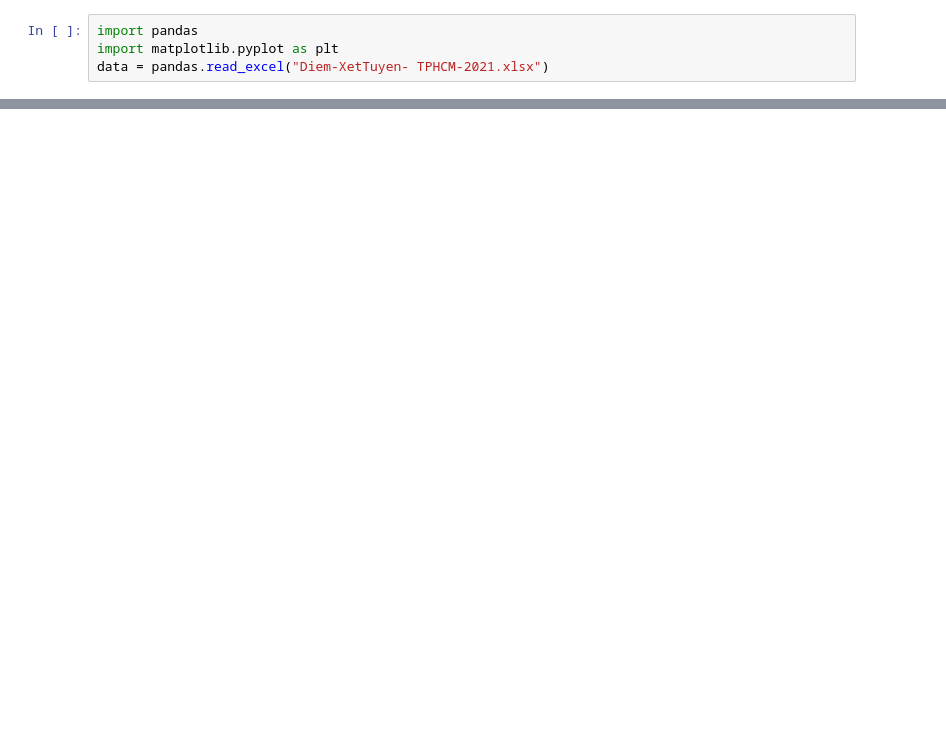
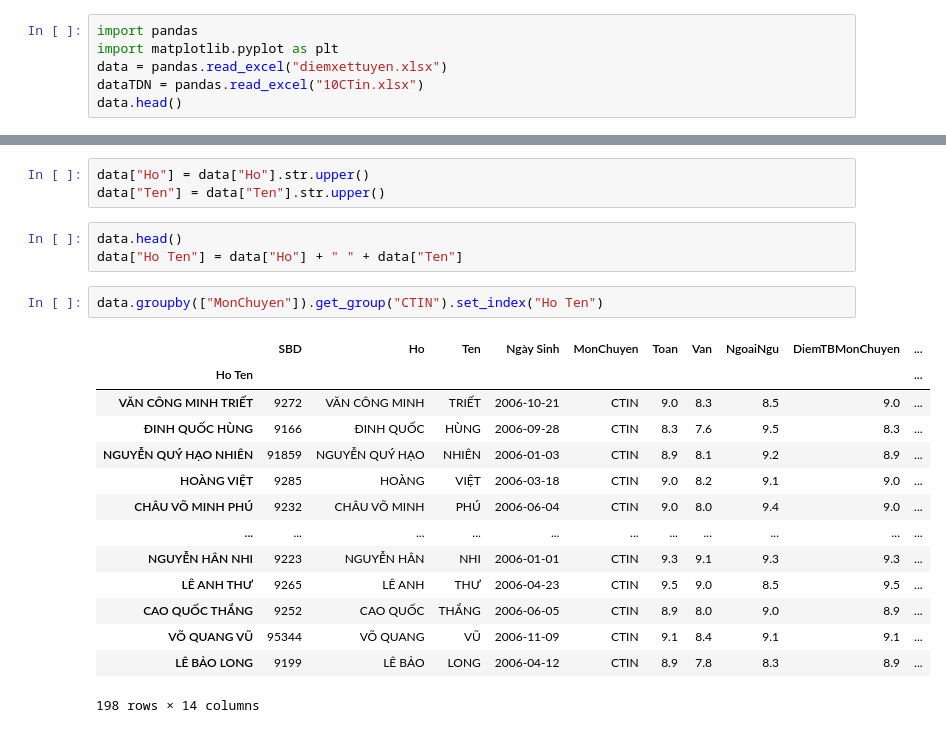
Before and after one commit to hoangviet2/Python, a Jupyter notebook: PointHCM.ipynb, the cells around one changed output, grey strips where cells are left out. Saved outputs shown, nothing was run; the diff lists cells and outputs as text; blank space fills up the shorter version.

```diff
--- a/PointHCM.ipynb
+++ b/PointHCM.ipynb
@@ -1,4 +1,6 @@
 # %%
 import pandas
 import matplotlib.pyplot as plt
-data = pandas.read_excel("Diem-XetTuyen- TPHCM-2021.xlsx")
+data = pandas.read_excel("diemxettuyen.xlsx")
+dataTDN = pandas.read_excel("10CTin.xlsx")
+data.head()
@@ -26,0 +52,23 @@ point.query('TongDiemChuyenHoacTichHopNV12 < 44.5 & TongDiemChuyenHoacTichHopNV1
+# %%
+data["Ho"] = data["Ho"].str.upper()
+data["Ten"] = data["Ten"].str.upper()
+# %%
+data.head()
+data["Ho Ten"] = data["Ho"] + " " + data["Ten"]
+# %%
+data.groupby(["MonChuyen"]).get_group("CTIN").set_index("Ho Ten")
+# %% [output]
+|  | SBD | Ho | Ten | Ngày Sinh | MonChuyen | Toan | Van | NgoaiNgu | DiemTBMonChuyen | ... |
+| Ho Ten |  |  |  |  |  |  |  |  |  | ... |
+| VĂN CÔNG MINH TRIẾT | 9272 | VĂN CÔNG MINH | TRIẾT | 2006-10-21 | CTIN | 9.0 | 8.3 | 8.5 | 9.0 | ... |
+| ĐINH QUỐC HÙNG | 9166 | ĐINH QUỐC | HÙNG | 2006-09-28 | CTIN | 8.3 | 7.6 | 9.5 | 8.3 | ... |
+| NGUYỄN QUÝ HẠO NHIÊN | 91859 | NGUYỄN QUÝ HẠO | NHIÊN | 2006-01-03 | CTIN | 8.9 | 8.1 | 9.2 | 8.9 | ... |
+| HOÀNG VIỆT | 9285 | HOÀNG | VIỆT | 2006-03-18 | CTIN | 9.0 | 8.2 | 9.1 | 9.0 | ... |
+| CHÂU VÕ MINH PHÚ | 9232 | CHÂU VÕ MINH | PHÚ | 2006-06-04 | CTIN | 9.0 | 8.0 | 9.4 | 9.0 | ... |
+| ... | ... | ... | ... | ... | ... | ... | ... | ... | ... | ... |
+| NGUYỄN HÂN NHI | 9223 | NGUYỄN HÂN | NHI | 2006-01-01 | CTIN | 9.3 | 9.1 | 9.3 | 9.3 | ... |
+| LÊ ANH THƯ | 9265 | LÊ ANH | THƯ | 2006-04-23 | CTIN | 9.5 | 9.0 | 8.5 | 9.5 | ... |
+| CAO QUỐC THẮNG | 9252 | CAO QUỐC | THẮNG | 2006-06-05 | CTIN | 8.9 | 8.0 | 9.0 | 8.9 | ... |
+| VÕ QUANG VŨ | 95344 | VÕ QUANG | VŨ | 2006-11-09 | CTIN | 9.1 | 8.4 | 9.1 | 9.1 | ... |
+| LÊ BẢO LONG | 9199 | LÊ BẢO | LONG | 2006-04-12 | CTIN | 8.9 | 7.8 | 8.3 | 8.9 | ... |
+198 rows × 14 columns
```
Also changed, not shown: parts of 12 cells of this notebook, 22 other files.
